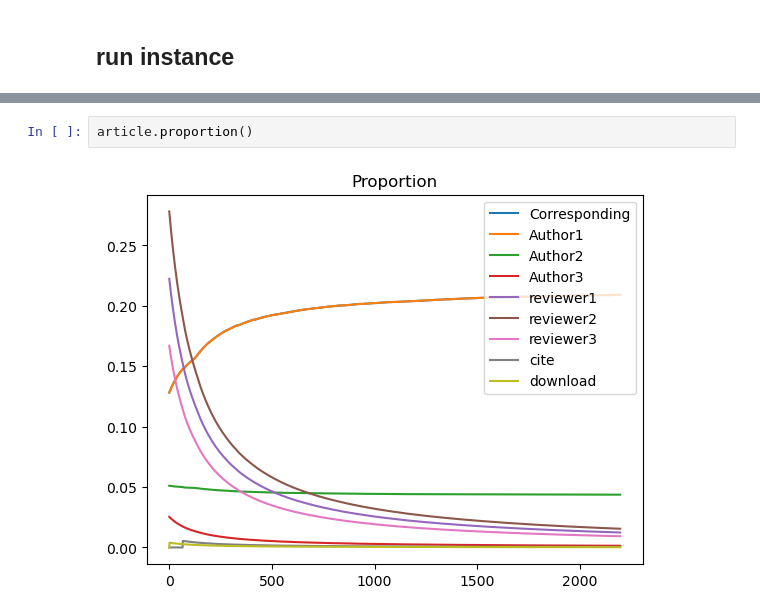
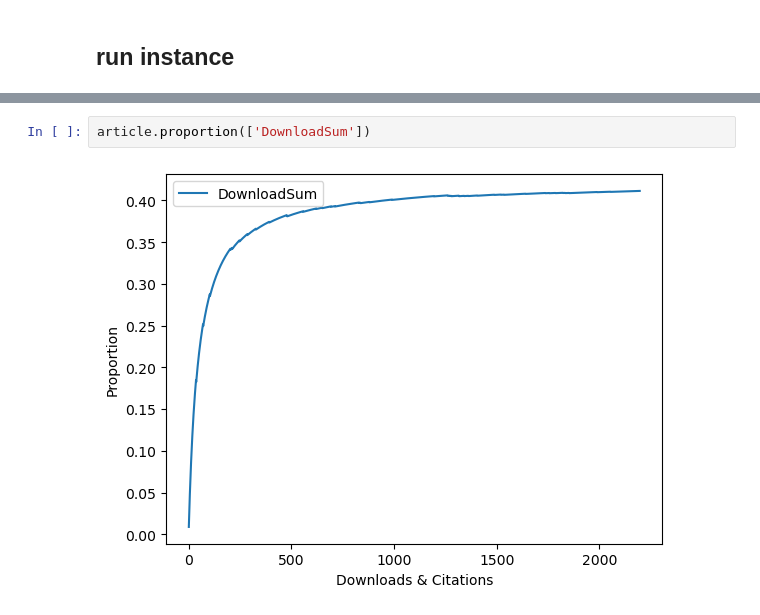
Before and after one commit to thales-casia/journal-dao, a Jupyter notebook: src/dao.ipynb, the cells around one changed output, grey strips where cells are left out. Drawn from its saved outputs; the diff is of its cells as text.

```diff
--- a/src/dao.ipynb
+++ b/src/dao.ipynb
@@ -237,4 +262,4 @@ article.revenue()
 # %%
-article.proportion()
+article.proportion(['DownloadSum'])
 # %% [output]
-[figure, old version]
+[figure, new version]
```
Also changed, not shown: parts of 12 cells of this notebook, 3 other files.
